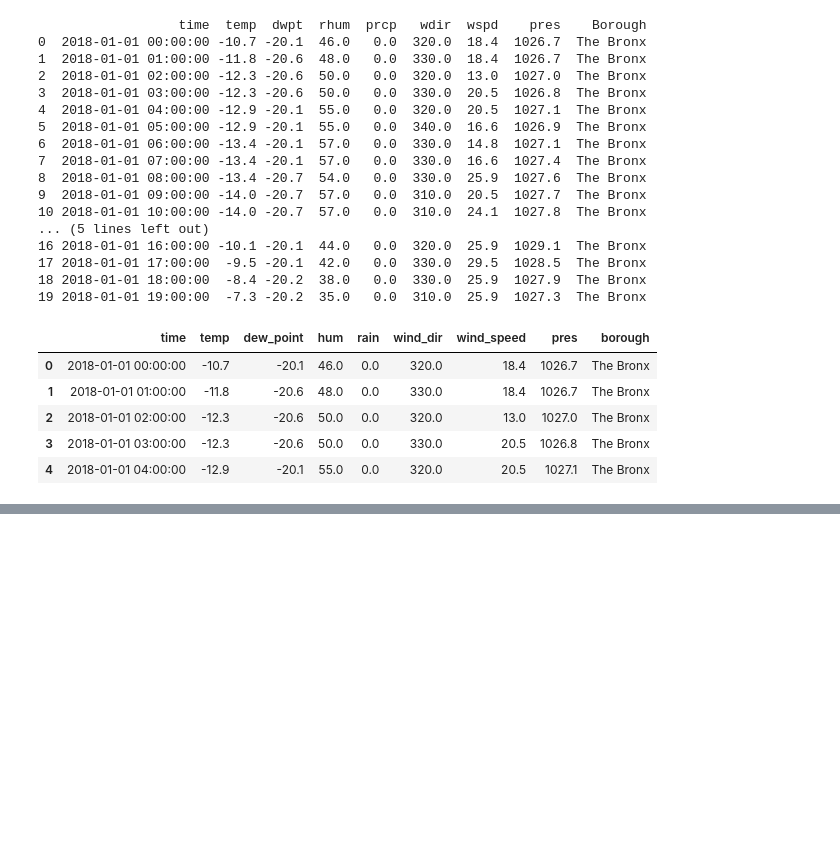
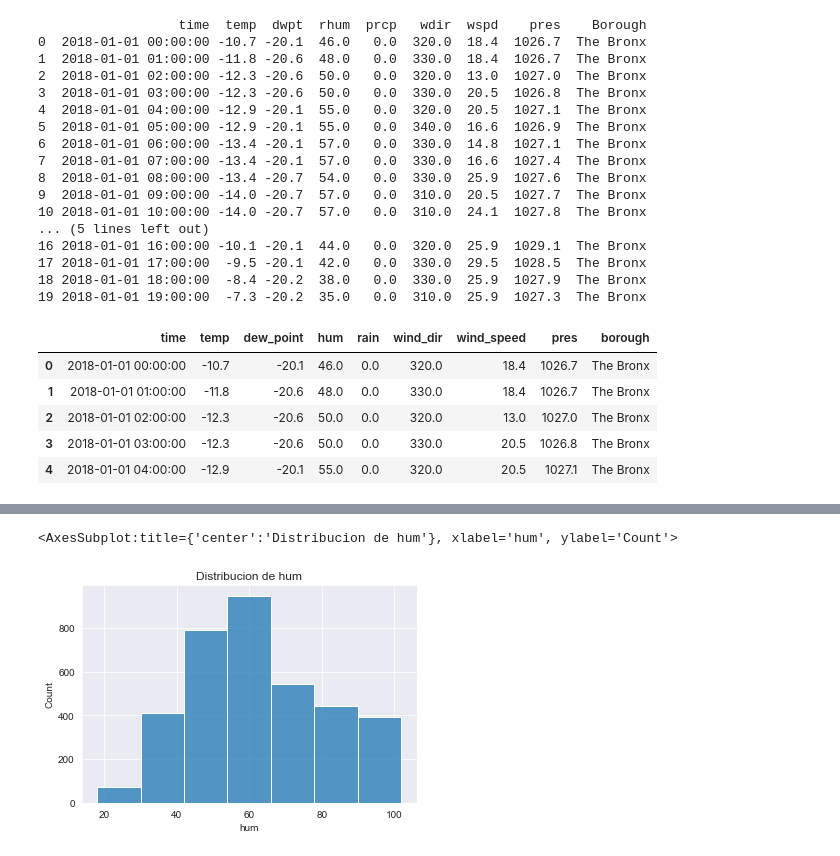
Before and after one commit to namdiv/Final_project, a Jupyter notebook: weather_data.ipynb, the cells around one changed output, grey strips where cells are left out. Saved outputs shown, nothing was run; the diff lists cells and outputs as text; code cells hidden in the pictures; blank space fills up the shorter version.

```diff
--- a/weather_data.ipynb
+++ b/weather_data.ipynb
@@ -161,0 +234,7 @@ df.head(5)
+# %%
+sns.set_style("darkgrid")
+plt.title("Distribucion de hum")
+sns.histplot(data=df, x="hum", binwidth=12)
+# %% [output]
+<AxesSubplot:title={'center':'Distribucion de hum'}, xlabel='hum', ylabel='Count'>
+[figure, added]
```
Also changed, not shown: parts of 28 cells of this notebook.
